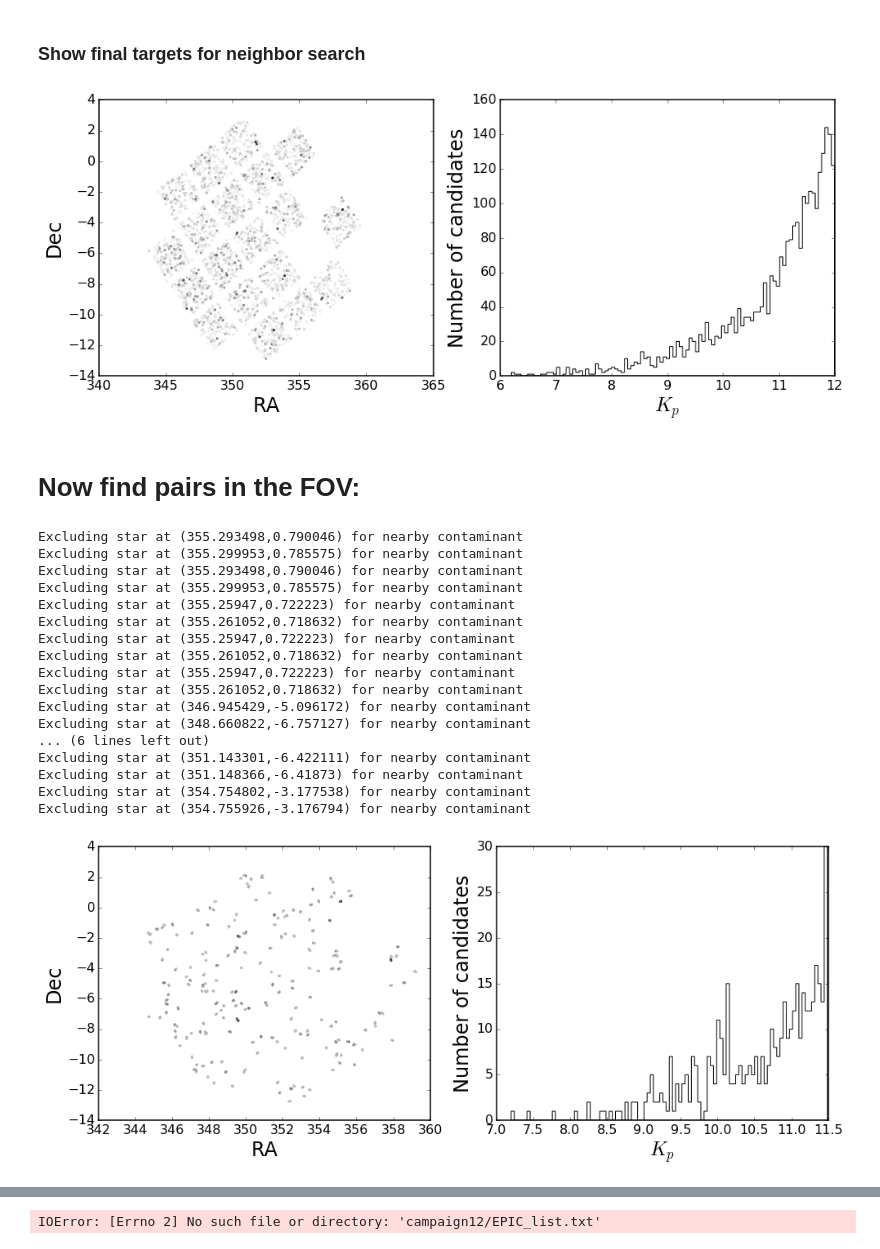
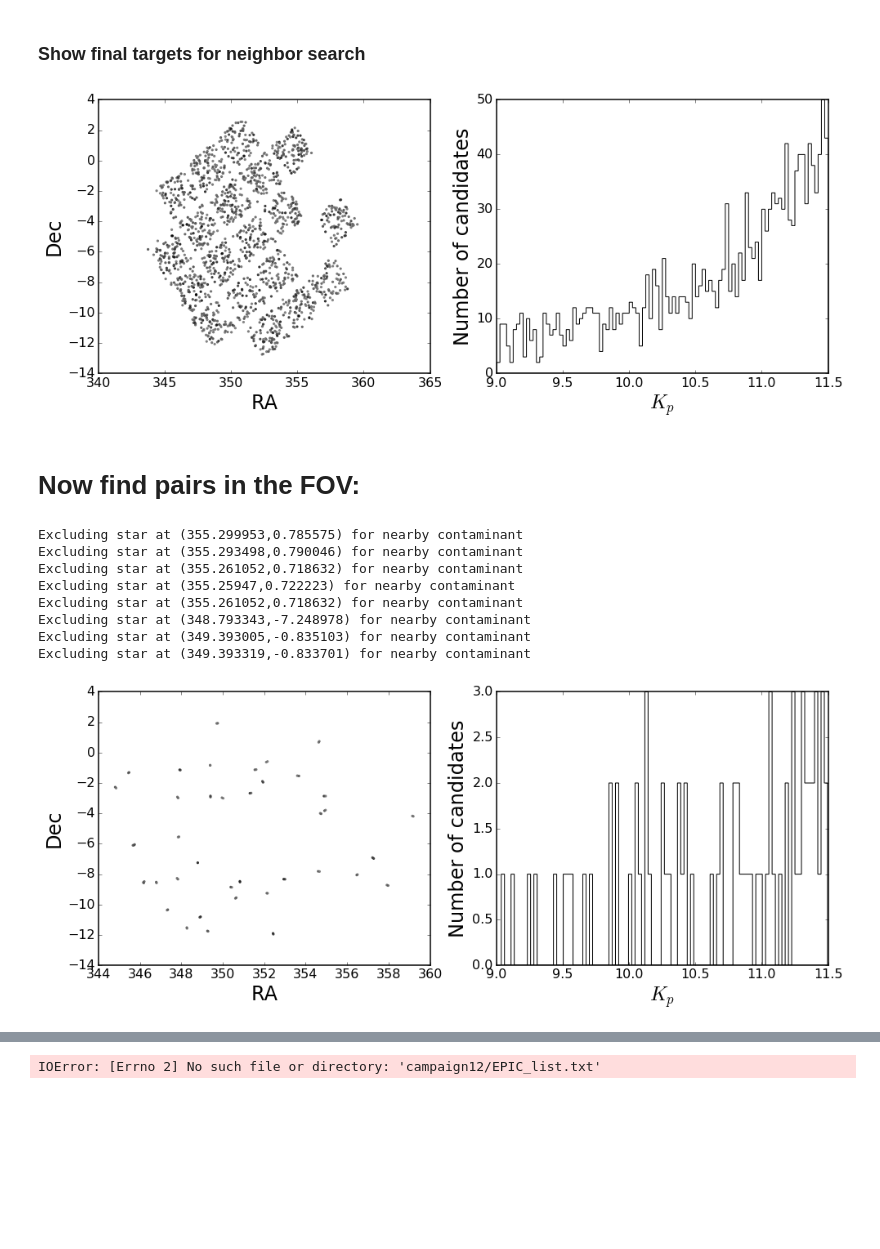
Before and after one commit to bmorris3/K2-twos, a Jupyter notebook: findtargets_campaign12.ipynb, the cells around one changed output, grey strips where cells are left out. Saved outputs shown, nothing was run; the diff lists cells and outputs as text; code cells hidden in the pictures; blank space fills up the shorter version.

```diff
--- a/findtargets_campaign12.ipynb
+++ b/findtargets_campaign12.ipynb
@@ -78,7 +78,8 @@ Kp[giant_stars] = JHK_to_Kp_giants(J[giant_stars], K[giant_stars])
 Kp[other_stars] = JHK_to_Kp_other(J[other_stars], K[other_stars])
 
 # Impose a Kp cut for those useful to us (and reasonable)
-useful = (6 < Kp)*(Kp < 12) * other_stars
+#useful = (9 < Kp)*(Kp < 12) * other_stars
+useful = (9 < Kp)*(Kp < 11.5) * other_stars
 useful_tbl = tbl[useful]
 useful_tbl['Kp'] = Column(Kp[useful])
 
@@ -106,15 +107,8 @@ plotfield(useful_tbl)
 # %%
 # Write out current table to format for K2fov:
-k2fov_tbl = useful_tbl[['ra', 'dec', 'Kp']]
+k2fov_tbl = useful_tbl[['ra', 'dec', 'Kp', 'j_m', 'h_m', 'k_m']]
 outputpath = outputdir+'k2-twos.csv'
-ascii.write(k2fov_tbl, outputpath, delimiter=',', comment=False)
-
-# Remove the header from the file
-with open(outputpath, 'r') as out:
-    text = out.read().splitlines()
-    noheader = '\n'.join(text[1:])
-with open(outputpath, 'w') as out:
-    out.write(noheader)
+ascii.write(k2fov_tbl, outputpath, delimiter=',', comment=False, format='no_header')
 # %% [markdown]
 ### Run the tool for K2 visibility in Campaign
 # %%
@@ -141,8 +135,8 @@ Image(filename=new_png_path)
 flagged_tbl = np.loadtxt(outputdir+'targets_siliconFlag.csv', delimiter=',')
 
 import astropy.units as u
-on_chip = Table(flagged_tbl[flagged_tbl[:,3] == 2][:,:3],
-                names=['ra','dec','Kp'])
+on_chip = Table(k2fov_tbl[flagged_tbl[:,3] == 2],
+                names=['ra','dec','Kp','j','h','k'])
 on_chip['ra'].unit = u.degree
 on_chip['dec'].unit = u.degree
 
@@ -152,7 +146,7 @@ ascii.write(on_chip, outputdir+'on_chip.csv')
 # %%
 plotfield(on_chip)
 # %% [output]
-[figure, old version]
+[figure, new version]
 # %% [markdown]
 # Now find pairs in the FOV:
 # %%
@@ -173,6 +167,10 @@ contaminant_separation_limit = 0.5 # [arcmin] toss pairs with contaminants this
 
 # Impose a late magnitude limit to tweak number of stars produced by final cut
 late_mag_limit = 11.5
+
+# Impose a tolerance limit on color difference between pair
+J_minus_H_tol = 0.04
+
 ############################################################
 
 if recalculate:
@@ -188,15 +186,17 @@ if recalculate:
     allstarsonchip = SkyCoord(on_chip['ra'], on_chip['dec'])
 
     for i, star in enumerate(on_chip):
-        ra, dec, Kp = list(star)
+        ra, dec, Kp, jm, hm, km = list(star)
 
         # Calculate separation, mag difference between all stars
         candidate = SkyCoord(ra, dec, unit=(u.degree, u.degree))
         separations = candidate.separation(allstarsonchip).arcmin
         deltaKp = np.abs(on_chip['Kp'] - Kp)
-        good_neighbors = ((separations > pair_separation_limits[0]) *
-                          (separations < pair_separation_limits[1]) *
-                          (deltaKp < pair_delta_Kp))
+        J_minus_H = np.abs((on_chip['j'] - on_chip['h']) - (jm - hm))
+        good_neighbors = ((separations > pair_separation_limits[0]) &
+                          (separations < pair_separation_limits[1]) &
+                          (deltaKp < pair_delta_Kp) &
+                          (J_minus_H < J_minus_H_tol))
 
         # If any stars fall within separation+mag thresholds,
         # check if either of the stars in the candidate pair has
@@ -207,48 +207,39 @@ if recalculate:
 
             no_contaminants = np.ones(np.sum(good_neighbors)).astype(bool)
             for j, star in enumerate(on_chip[good_neighbors]):
-                ra, dec, Kp = list(star)
+                ra, dec, Kp, jm, hm, km  = list(star)
                 candidate_with_neighbor = SkyCoord(ra, dec, unit=(u.degree, u.degree))
                 separations = candidate_with_neighbor.separation(allstarsonchip).arcmin
                 any_contaminants = np.sum(separations < contaminant_separation_limit)
 
                 if any_contaminants > 1:
                     # There will always be at least one "contaminant" by this
                     # definition (the target star), so trigger on >1
                     no_contaminants[j] = False
                     print("Excluding star at ({0},{1}) for nearby contaminant".format(ra,dec))
 
             # If there are no nearby contaminants, mark this star as a valid
             # candidate with a neighbor
             if no_contaminants.all():
                 has_neighbor[i] = True
 
     candidates_with_neighbors = on_chip[has_neighbor]
     candidates_with_neighbors.sort('Kp')
     ascii.write(candidates_with_neighbors, path, delimiter='\t', format='no_header')
 else:
     candidates_with_neighbors = ascii.read(path)
 
 plotfield(candidates_with_neighbors)
 # %% [output]
-Excluding star at (355.293498,0.790046) for nearby contaminant
 Excluding star at (355.299953,0.785575) for nearby contaminant
 Excluding star at (355.293498,0.790046) for nearby contaminant
-Excluding star at (355.299953,0.785575) for nearby contaminant
-Excluding star at (355.25947,0.722223) for nearby contaminant
 Excluding star at (355.261052,0.718632) for nearby contaminant
 Excluding star at (355.25947,0.722223) for nearby contaminant
 Excluding star at (355.261052,0.718632) for nearby contaminant
-Excluding star at (355.25947,0.722223) for nearby contaminant
-Excluding star at (355.261052,0.718632) for nearby contaminant
-Excluding star at (346.945429,-5.096172) for nearby contaminant
-Excluding star at (348.660822,-6.757127) for nearby contaminant
-... (6 lines left out)
-Excluding star at (351.143301,-6.422111) for nearby contaminant
-Excluding star at (351.148366,-6.41873) for nearby contaminant
-Excluding star at (354.754802,-3.177538) for nearby contaminant
-Excluding star at (354.755926,-3.176794) for nearby contaminant
+Excluding star at (348.793343,-7.248978) for nearby contaminant
+Excluding star at (349.393005,-0.835103) for nearby contaminant
+Excluding star at (349.393319,-0.833701) for nearby contaminant
-[figure, old version]
+[figure, new version]
 # %%
 fig, ax = plt.subplots()
 ax.hist(N_neighbors, histtype='stepfilled', log=True,
```
Also changed, not shown: parts of 7 cells of this notebook, 2 other files.
